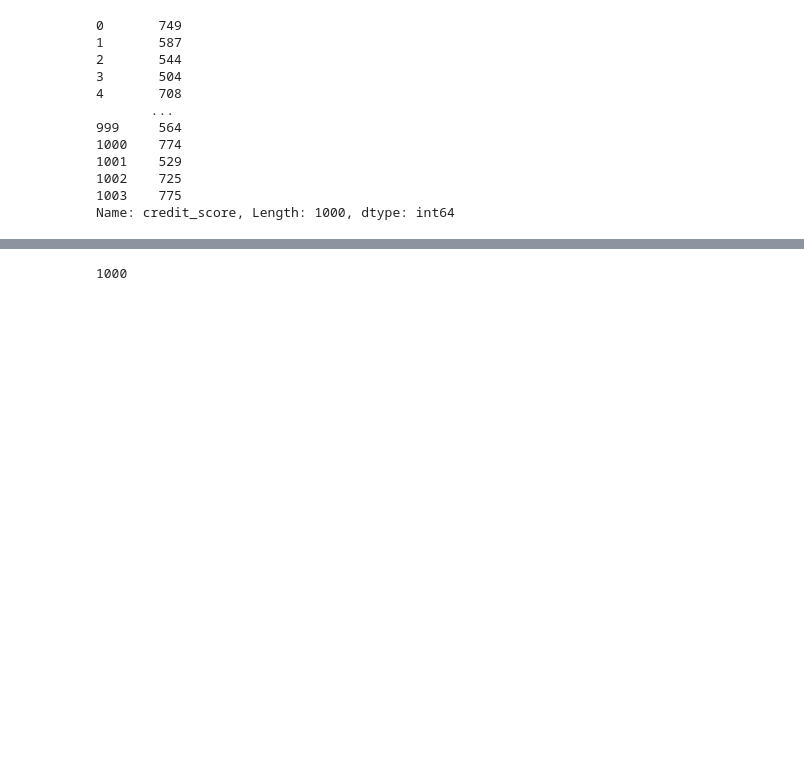
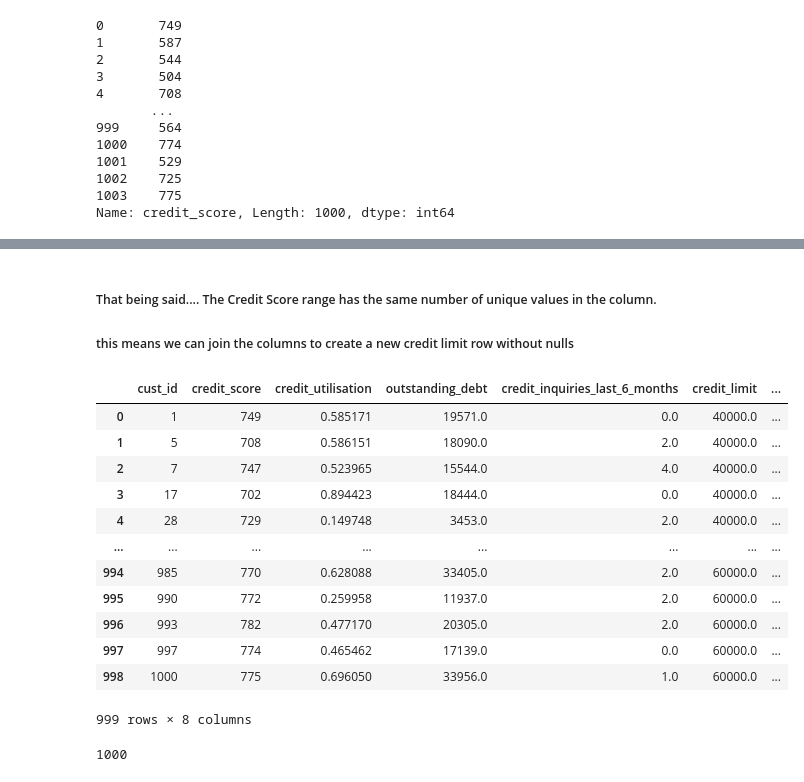
Before and after one commit to jdhova/DummyBank, a Jupyter notebook: CreditScore.ipynb, the cells around one changed output, grey strips where cells are left out. Cells and saved outputs as stored; diff of their text form; code cells hidden in the pictures; blank space fills up the shorter version.

```diff
--- a/CreditScore.ipynb
+++ b/CreditScore.ipynb
@@ -148,0 +193,5 @@ Name: credit_score, Length: 1000, dtype: int64
+# %%
+bin_ranges = [300,450,500,550,600,650,700,750,800]
+bin_labels = [f'{start}-{end-1}' for start,end in zip(bin_ranges, bin_ranges[1:])]
+data_clean_credit_score['credit_score_range'] = pd.cut(data_clean_credit_score['credit_score'],bins=bin_ranges,labels=bin_labels)
+data_clean_credit_score.head(5)
@@ -148,0 +271,3 @@ Name: credit_score, Length: 1000, dtype: int64
+# %%
+modeDF = data_clean_credit_score.groupby('credit_score_range')["credit_limit"].agg(lambda x: x.mode().iloc[0]).reset_index()
+modeDF
@@ -149,3 +321,23 @@ Name: credit_score, Length: 1000, dtype: int64
+# %% [markdown]
+##### That being said.... The Credit Score range has the same number of unique values in the column.
+##### this means we can join the columns to create a  new credit limit row without nulls
+# %%
+data_clean_credit_score2 = pd.merge(data_clean_credit_score,modeDF, on="credit_score_range", suffixes = ("", "_mode"))
+data_clean_credit_score2
+# %% [output]
+|  | cust_id | credit_score | credit_utilisation | outstanding_debt | credit_inquiries_last_6_months | credit_limit | ... |
+| 0 | 1 | 749 | 0.585171 | 19571.0 | 0.0 | 40000.0 | ... |
+| 1 | 5 | 708 | 0.586151 | 18090.0 | 2.0 | 40000.0 | ... |
+| 2 | 7 | 747 | 0.523965 | 15544.0 | 4.0 | 40000.0 | ... |
+| 3 | 17 | 702 | 0.894423 | 18444.0 | 0.0 | 40000.0 | ... |
+| 4 | 28 | 729 | 0.149748 | 3453.0 | 2.0 | 40000.0 | ... |
+| ... | ... | ... | ... | ... | ... | ... | ... |
+| 994 | 985 | 770 | 0.628088 | 33405.0 | 2.0 | 60000.0 | ... |
+| 995 | 990 | 772 | 0.259958 | 11937.0 | 2.0 | 60000.0 | ... |
+| 996 | 993 | 782 | 0.477170 | 20305.0 | 2.0 | 60000.0 | ... |
+| 997 | 997 | 774 | 0.465462 | 17139.0 | 0.0 | 60000.0 | ... |
+| 998 | 1000 | 775 | 0.696050 | 33956.0 | 1.0 | 60000.0 | ... |
+999 rows × 8 columns
 # %%
 data_credit_score.cust_id.nunique()
 # %% [output]
```
Also changed, not shown: parts of 21 cells of this notebook.
